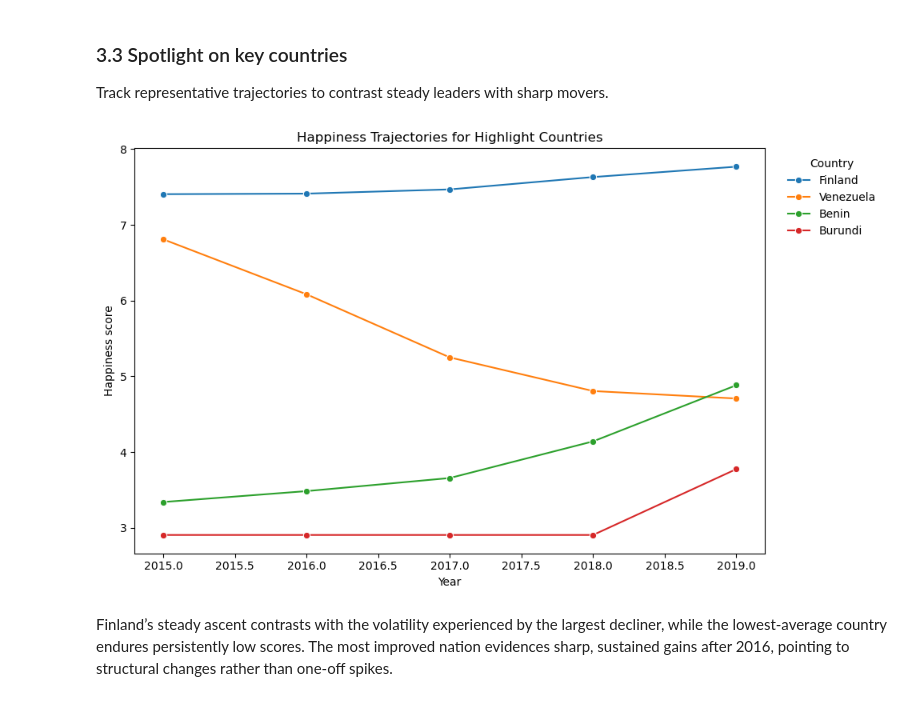
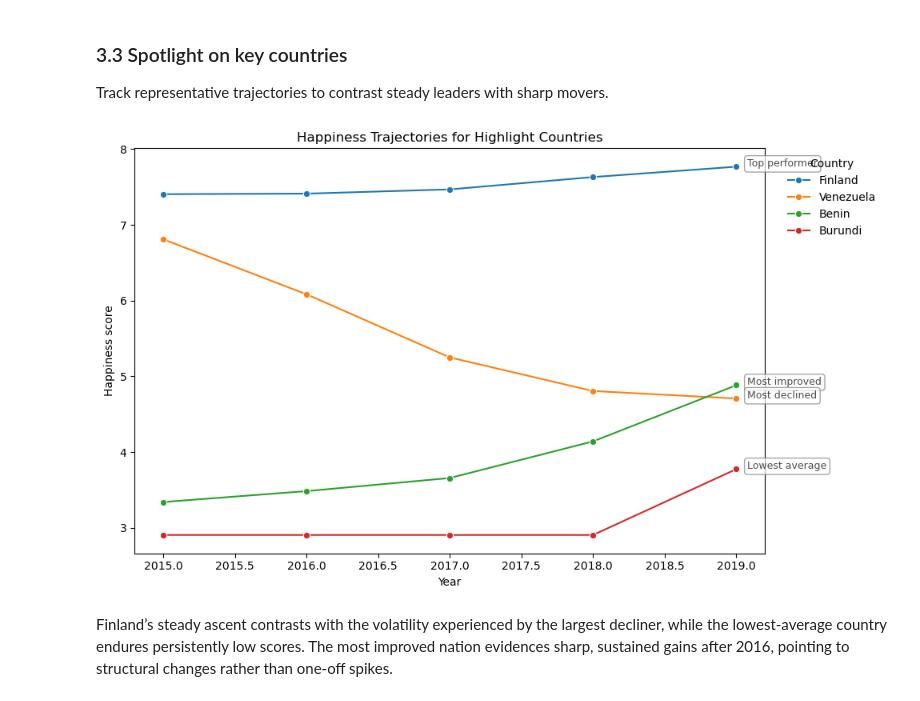
Before and after one commit to elarsaks/world_happiness_report_data_visualization, a Jupyter notebook: Notebook.ipynb, the cells around one changed output. Drawn from its saved outputs; the diff is of its cells as text; code cells hidden in the pictures.

```diff
--- a/Notebook.ipynb
+++ b/Notebook.ipynb
@@ -160,16 +160,45 @@ Track representative trajectories to contrast steady leaders with sharp movers.
 # %%
 focus_countries = sorted({"Finland", most_improved_country, most_declined_country, lowest_avg_country})
 focus_df = happiness[happiness["country"].isin(focus_countries)]
 fig, ax = plt.subplots(figsize=(10, 6))
 sns.lineplot(data=focus_df, x="year", y="happiness_score", hue="country", marker="o", ax=ax)
 ax.set_title("Happiness Trajectories for Highlight Countries")
 ax.set_ylabel("Happiness score")
 ax.set_xlabel("Year")
 ax.legend(title="Country", bbox_to_anchor=(1.02, 1), loc="upper left", frameon=False)
+
+# Add annotations for the special countries
+for country in focus_countries:
+    country_data = focus_df[focus_df["country"] == country]
+    last_year_data = country_data[country_data["year"] == 2019].iloc[0]
+
+    # Determine the label based on the country's role
+    if country == most_improved_country:
+        label = "Most improved"
+    elif country == most_declined_country:
+        label = "Most declined"
+    elif country == lowest_avg_country:
+        label = "Lowest average"
+    elif country == "Finland":
+        label = "Top performer"
+    else:
+        label = ""
+
+    if label:
+        ax.annotate(
+            label,
+            xy=(last_year_data["year"], last_year_data["happiness_score"]),
+            xytext=(10, 0),
+            textcoords="offset points",
+            fontsize=9,
+            alpha=0.7,
+            bbox=dict(boxstyle="round,pad=0.3", facecolor="white", edgecolor="gray", alpha=0.7)
+        )
+
 plt.tight_layout()
 plt.show()
 # %% [output]
-[figure, old version]
+[figure, new version]
 # %% [markdown]
 Finland’s steady ascent contrasts with the volatility experienced by the largest decliner, while the lowest-average country endures persistently low scores. The most improved nation evidences sharp, sustained gains after 2016, pointing to structural changes rather than one-off spikes.
 # %% [markdown]
```
